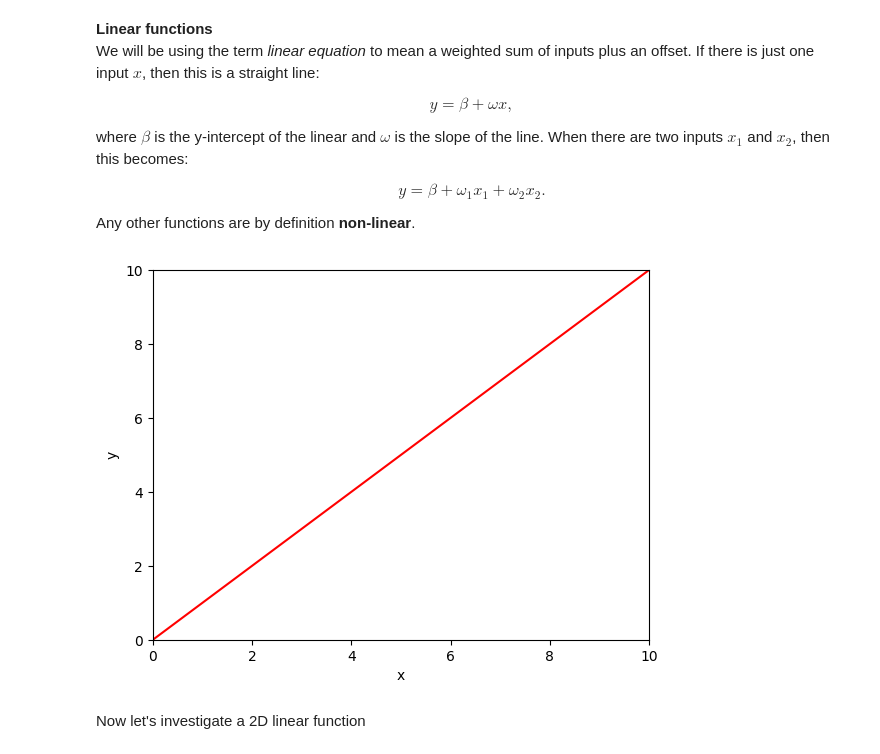
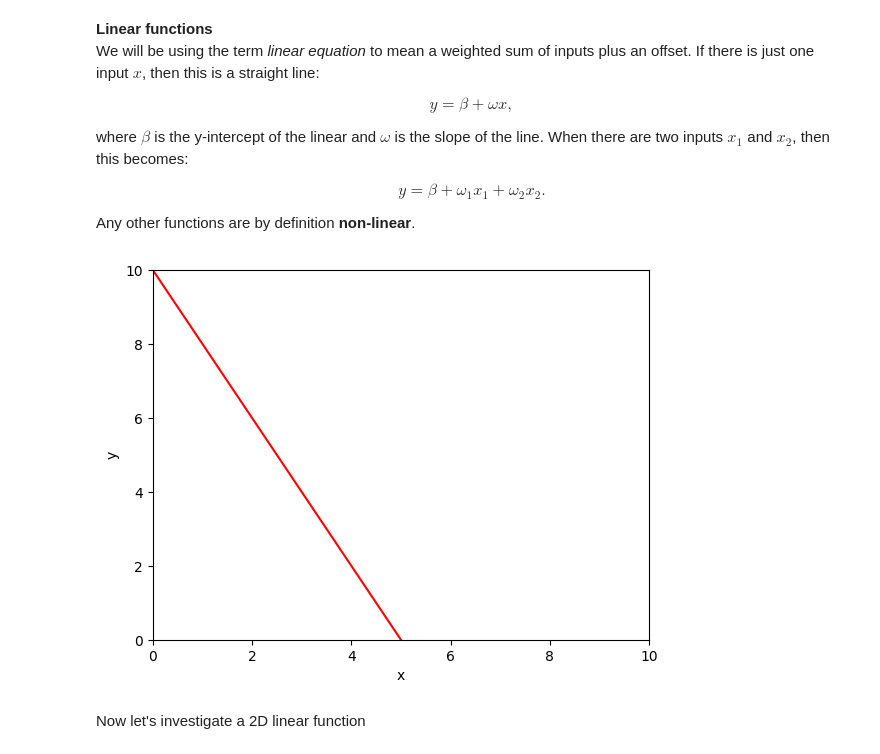
Before and after one commit to gurpreetshanky/udlbook, a Jupyter notebook: Notebooks/Chap01/1_1_BackgroundMathematics.ipynb, the cells around one changed output. Drawn from its saved outputs; the diff is of its cells as text; code cells hidden in the pictures.

```diff
--- a/Notebooks/Chap01/1_1_BackgroundMathematics.ipynb
+++ b/Notebooks/Chap01/1_1_BackgroundMathematics.ipynb
@@ -32,29 +32,29 @@ def linear_function_1D(x, beta, omega):
 # %%
 # Plot the 1D linear function
 
 # Define an array of x values from 0 to 10 with increments of 0.01
 # https://numpy.org/doc/stable/reference/generated/numpy.arange.html
 x = np.arange(0.0, 10.0, 0.01)
 # Compute y using the function you filled in above
-beta = 0.0
-omega = 1.0
+beta = 10.0
+omega = -2.0
 
 y = linear_function_1D(x, beta, omega)
 
 # Plot this function
 fig, ax = plt.subplots()
 ax.plot(x, y, 'r-')
 ax.set_ylim([0, 10])
 ax.set_xlim([0, 10])
 ax.set_xlabel('x')
 ax.set_ylabel('y')
 plt.show()
 
 # TODO -- experiment with changing the values of beta and omega
 # to understand what they do.  Try to make a line
 # that crosses the y-axis at y=10 and the x-axis at x=5
 # %% [output]
-[figure, old version]
+[figure, new version]
 # %% [markdown]
 Now let's investigate a 2D linear function
 # %%
```
Also changed, not shown: parts of 4 cells of this notebook.
